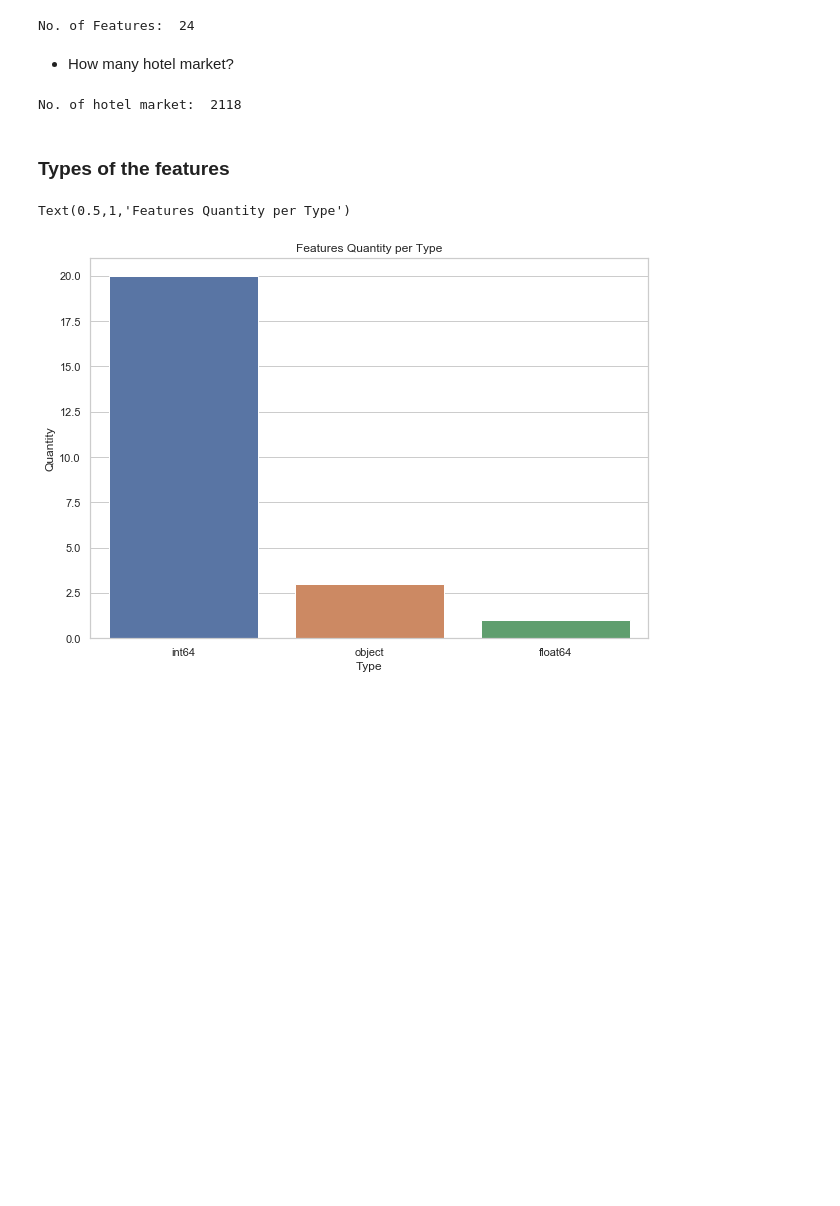
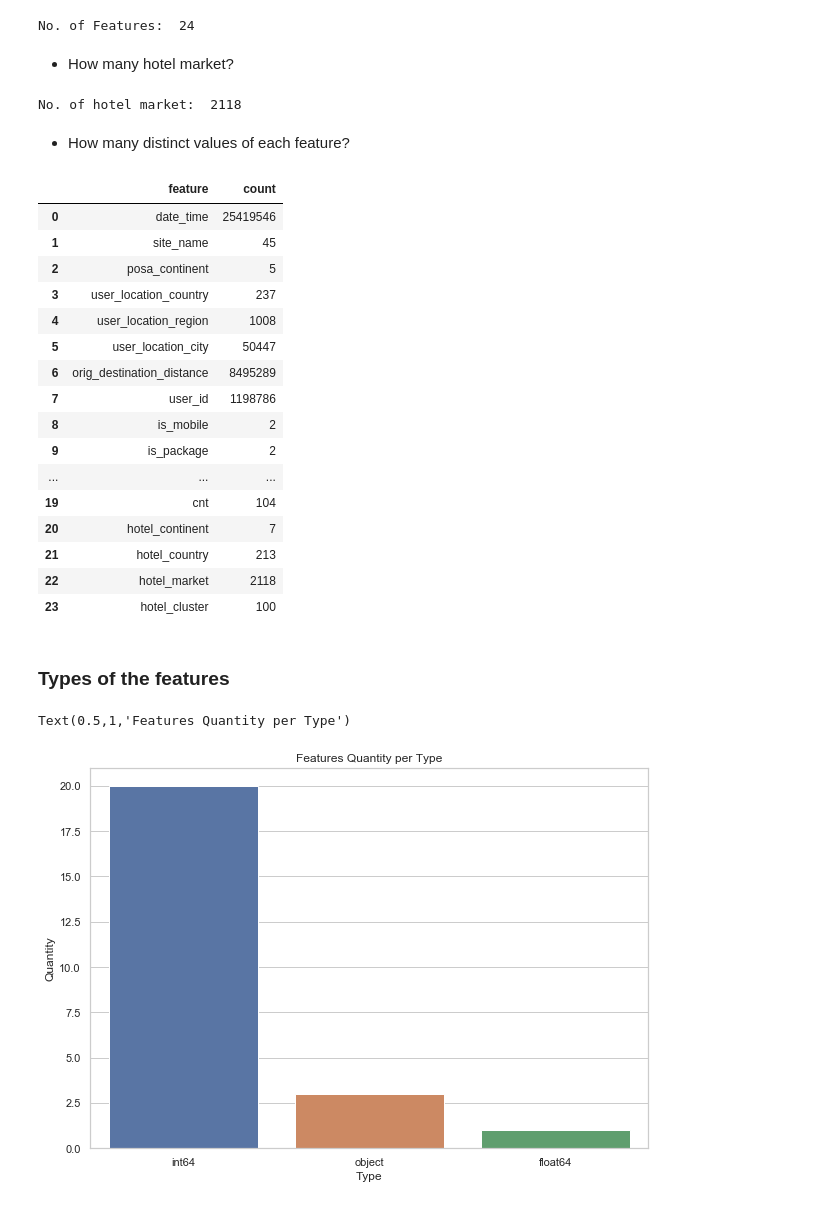
Before and after one commit to silvanabc/expedia-hotel-recommendations, a Jupyter notebook: Data Analysis.ipynb, the cells around one changed output. Drawn from its saved outputs; the diff is of its cells as text; code cells hidden in the pictures; blank space fills up the shorter version.

```diff
--- a/Hotel Recommendations.ipynb
+++ b/Data Analysis.ipynb
@@ -75,6 +87,30 @@ uniq = expediaDF.hotel_market.unique().size
 print('No. of hotel market: ', uniq)
 # %% [output]
 No. of hotel market:  2118
+# %% [markdown]
+- How many distinct values of each feature?
+# %%
+uniq = expediaDF.nunique().reset_index()
+uniq.columns = ["feature", "count"]
+uniq
+# %% [output]
+|  | feature | count |
+| 0 | date_time | 25419546 |
+| 1 | site_name | 45 |
+| 2 | posa_continent | 5 |
+| 3 | user_location_country | 237 |
+| 4 | user_location_region | 1008 |
+| 5 | user_location_city | 50447 |
+| 6 | orig_destination_distance | 8495289 |
+| 7 | user_id | 1198786 |
+| 8 | is_mobile | 2 |
+| 9 | is_package | 2 |
+| ... | ... | ... |
+| 19 | cnt | 104 |
+| 20 | hotel_continent | 7 |
+| 21 | hotel_country | 213 |
+| 22 | hotel_market | 2118 |
+| 23 | hotel_cluster | 100 |
 # %% [markdown]
 ### Types of the features
 # %%
```
Also changed, not shown: parts of 7 cells of this notebook, 2 other files.
